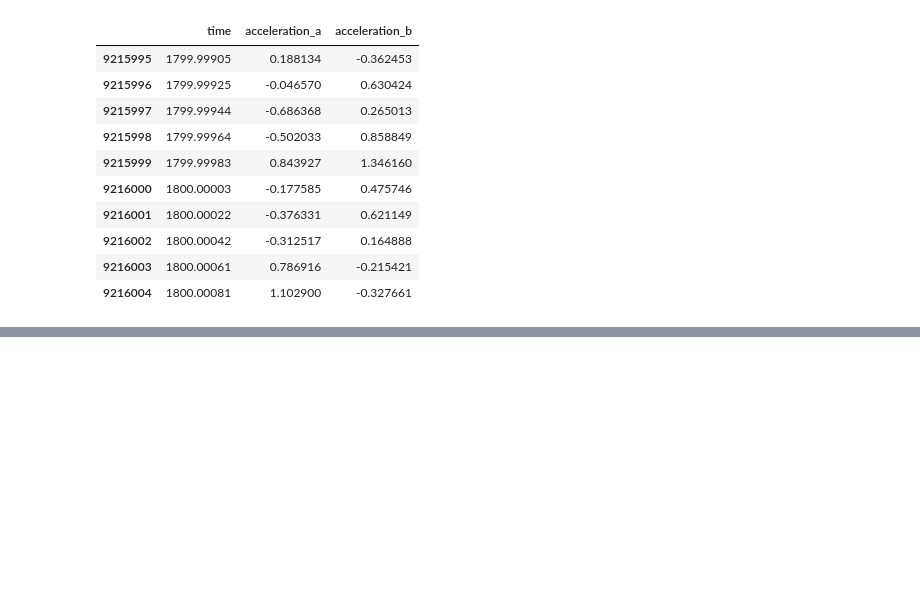
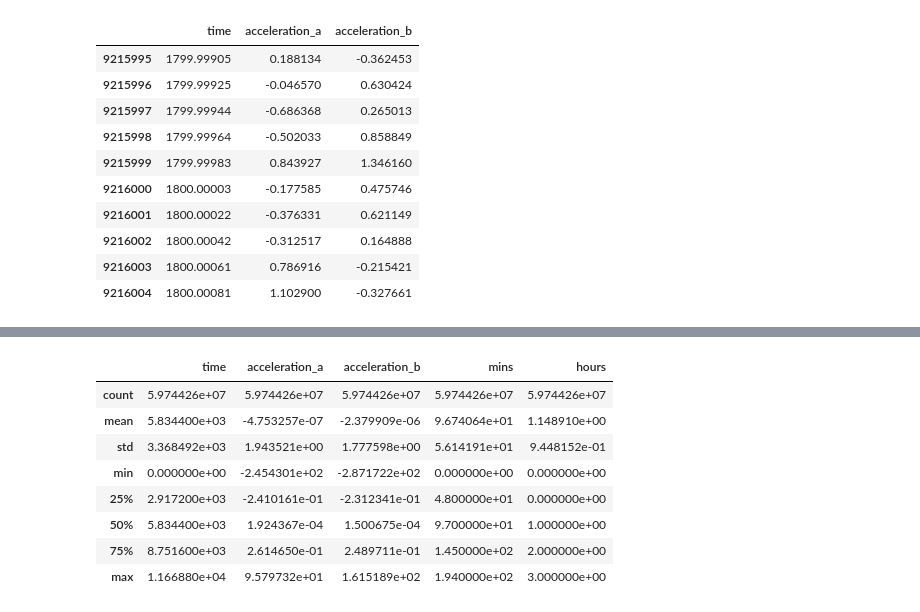
Before and after one commit to tnankie/project-sturm_drang, a Jupyter notebook: EDA.ipynb, the cells around one changed output, grey strips where cells are left out. Cells and saved outputs as stored; diff of their text form; code cells hidden in the pictures; blank space fills up the shorter version.

```diff
--- a/EDA.ipynb
+++ b/EDA.ipynb
@@ -615,0 +674,7 @@ raw.iloc[9215995:9216005,:]
+# %%
+chunk.tail()
+chunk= raw.copy()
+# %%
+chunk["mins"] = chunk.time // 60
+# %%
+chunk["hours"] = chunk.time // 3600
@@ -615,0 +714,12 @@ raw.iloc[9215995:9216005,:]
+# %%
+chunk.describe()
+# %% [output]
+|  | time | acceleration_a | acceleration_b | mins | hours |
+| count | 5.974426e+07 | 5.974426e+07 | 5.974426e+07 | 5.974426e+07 | 5.974426e+07 |
+| mean | 5.834400e+03 | -4.753257e-07 | -2.379909e-06 | 9.674064e+01 | 1.148910e+00 |
+| std | 3.368492e+03 | 1.943521e+00 | 1.777598e+00 | 5.614191e+01 | 9.448152e-01 |
+| min | 0.000000e+00 | -2.454301e+02 | -2.871722e+02 | 0.000000e+00 | 0.000000e+00 |
+| 25% | 2.917200e+03 | -2.410161e-01 | -2.312341e-01 | 4.800000e+01 | 0.000000e+00 |
+| 50% | 5.834400e+03 | 1.924367e-04 | 1.500675e-04 | 9.700000e+01 | 1.000000e+00 |
+| 75% | 8.751600e+03 | 2.614650e-01 | 2.489711e-01 | 1.450000e+02 | 2.000000e+00 |
+| max | 1.166880e+04 | 9.579732e+01 | 1.615189e+02 | 1.940000e+02 | 3.000000e+00 |
```
Also changed, not shown: parts of 21 cells of this notebook.
